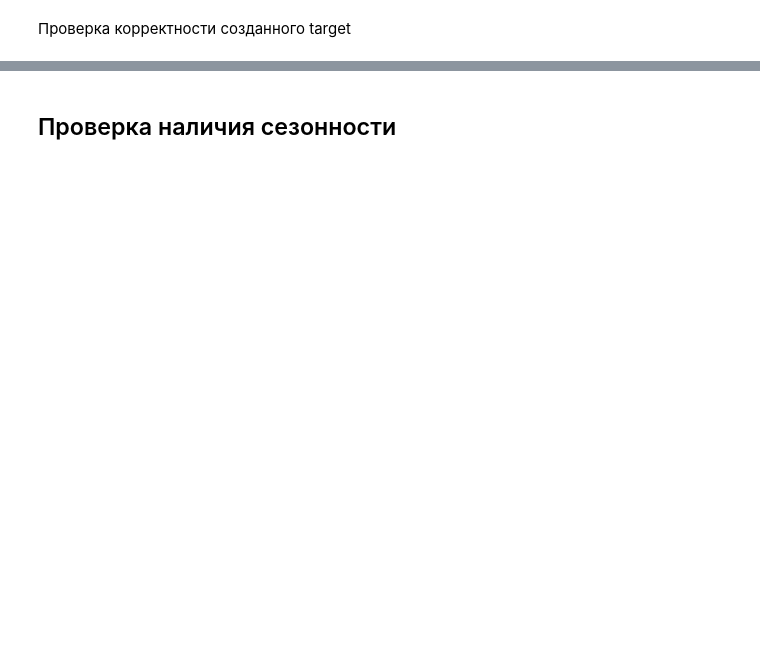
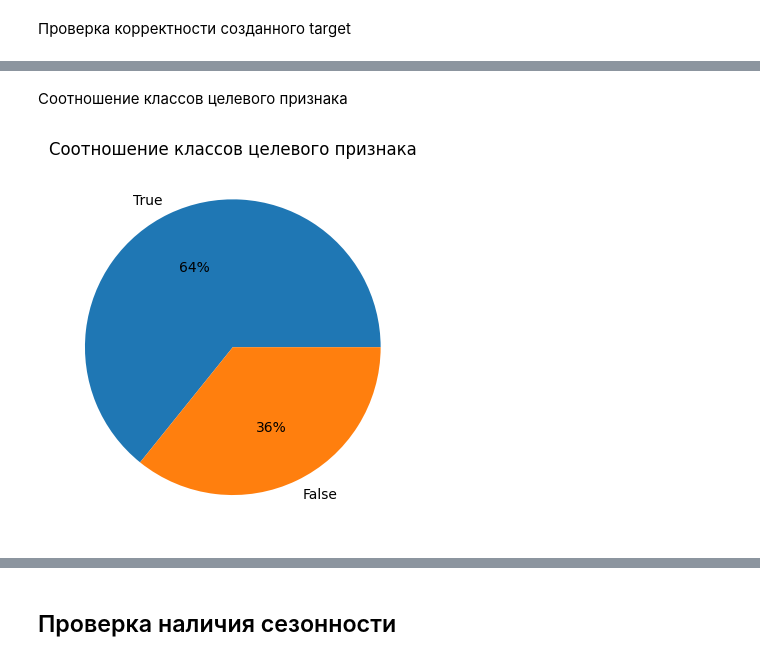
Before and after one commit to denis-42ds/next_order_forecast, a Jupyter notebook: sbermarket-competition.ipynb, the cells around one changed output, grey strips where cells are left out. Drawn from its saved outputs; the diff is of its cells as text; code cells hidden in the pictures; blank space fills up the shorter version.

```diff
--- a/sbermarket-competition.ipynb
+++ b/sbermarket-competition.ipynb
@@ -54,0 +101,8 @@ except:
+# %%
+holidays = pd.DataFrame()
+
+for year, year_str in zip(years, holidays_dict.keys()):
+    holidays_year = date_preparation(holidays_dict[year_str], year)
+    holidays = pd.concat([holidays, holidays_year], ignore_index=True)
+
+holidays.sample(5)
@@ -167,0 +323,10 @@ df_w[df_w['id'] == '2;57']
+# %% [markdown]
+Соотношение классов целевого признака
+# %%
+sizes = [df_w['target'].value_counts()[1], df_w['target'].value_counts()[0]]
+fig1, ax1 = plt.subplots()
+ax1.pie(sizes, labels=['True', 'False'], autopct='%1.0f%%')
+plt.title('Соотношение классов целевого признака', size=12)
+plt.show()
+# %% [output]
+[figure, added]
```
Also changed, not shown: parts of 66 cells of this notebook.
